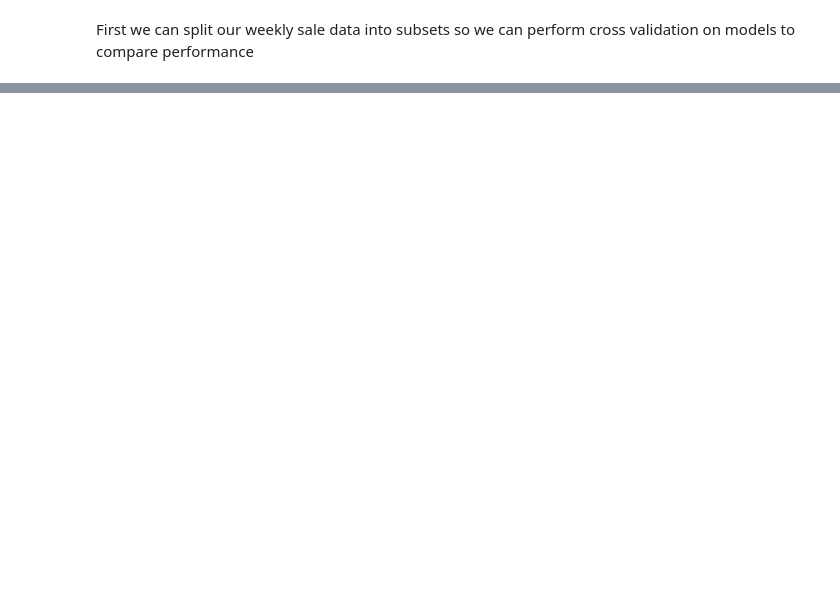
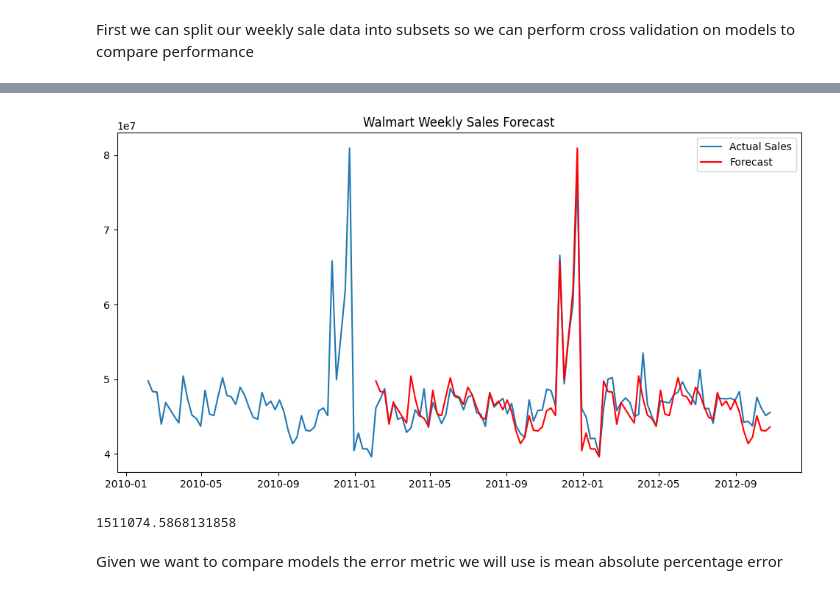
Before and after one commit to lieric90/walmart-sales-forecast, a Jupyter notebook: src/walmart_sales_eda.ipynb, the cells around one changed output, grey strips where cells are left out. Drawn from its saved outputs; the diff is of its cells as text; code cells hidden in the pictures; blank space fills up the shorter version.

```diff
--- a/src/walmart_sales_eda.ipynb
+++ b/src/walmart_sales_eda.ipynb
@@ -194,8 +194,8 @@ SARIMAX
 # %% [markdown]
 First we can split our weekly sale data into subsets so we can perform cross validation on  models to compare performance
 # %%
-def train_test_split(df, date):
-    training_set = df[df['date'] <= date]
-    test_set = df[df['date'] > date]
+def train_test_split(df, percentage):
+    split_idx = int(percentage * len(df))
+    training_set, test_set = df[:split_idx], df[split_idx:]
     return training_set, test_set
 # %% [markdown]
@@ -247,0 +260,4 @@ plt.show()
+# %%
+model = SARIMAX(sarima_train, order=(1,0,1), seasonal_order=(1,1,1,52))
+results = model.fit()
+forecast = results.get_forecast(steps=91)
@@ -247,0 +283,23 @@ plt.show()
+# %%
+plt.figure(figsize=(12, 6))
+plt.plot(week_total['weekly_sales'], label='Actual Sales')
+plt.plot(forecast.predicted_mean, label='Forecast', color='red')
+plt.fill_between(
+    forecast.conf_int().index,
+    forecast.conf_int()['lower weekly_sales'],
+    forecast.conf_int()['upper weekly_sales'],
+    color='red',
+    alpha=0.05
+)
+plt.legend()
+plt.title('Walmart Weekly Sales Forecast')
+plt.show()
+# %% [output]
+[figure, added]
+# %%
+mae = mean_absolute_error(sarima_test, forecast.predicted_mean)
+mae
+# %% [output]
+1511074.5868131858
+# %% [markdown]
+Given we want to compare models the error metric we will use is mean absolute percentage error
```
Also changed, not shown: parts of 9 cells of this notebook.
